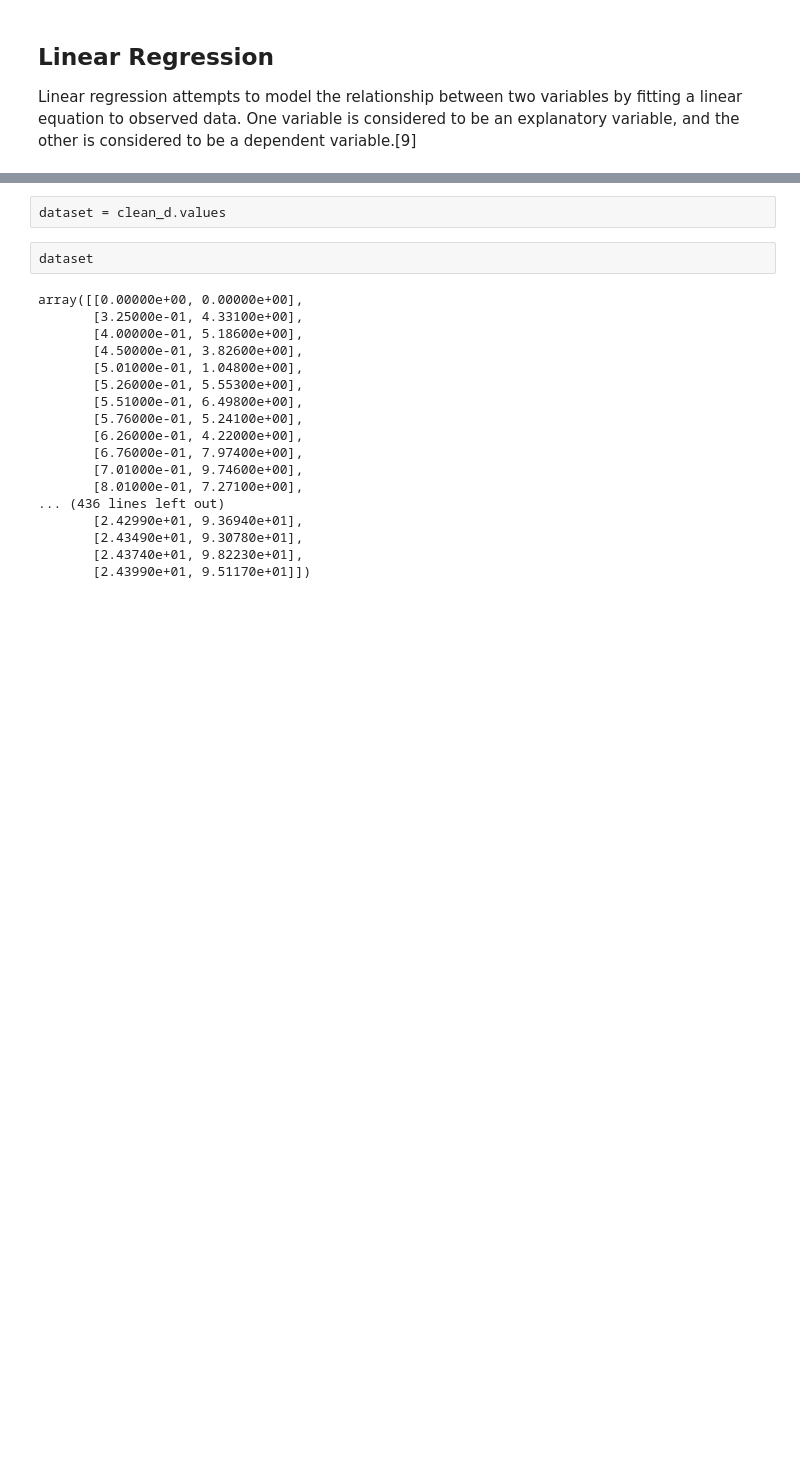
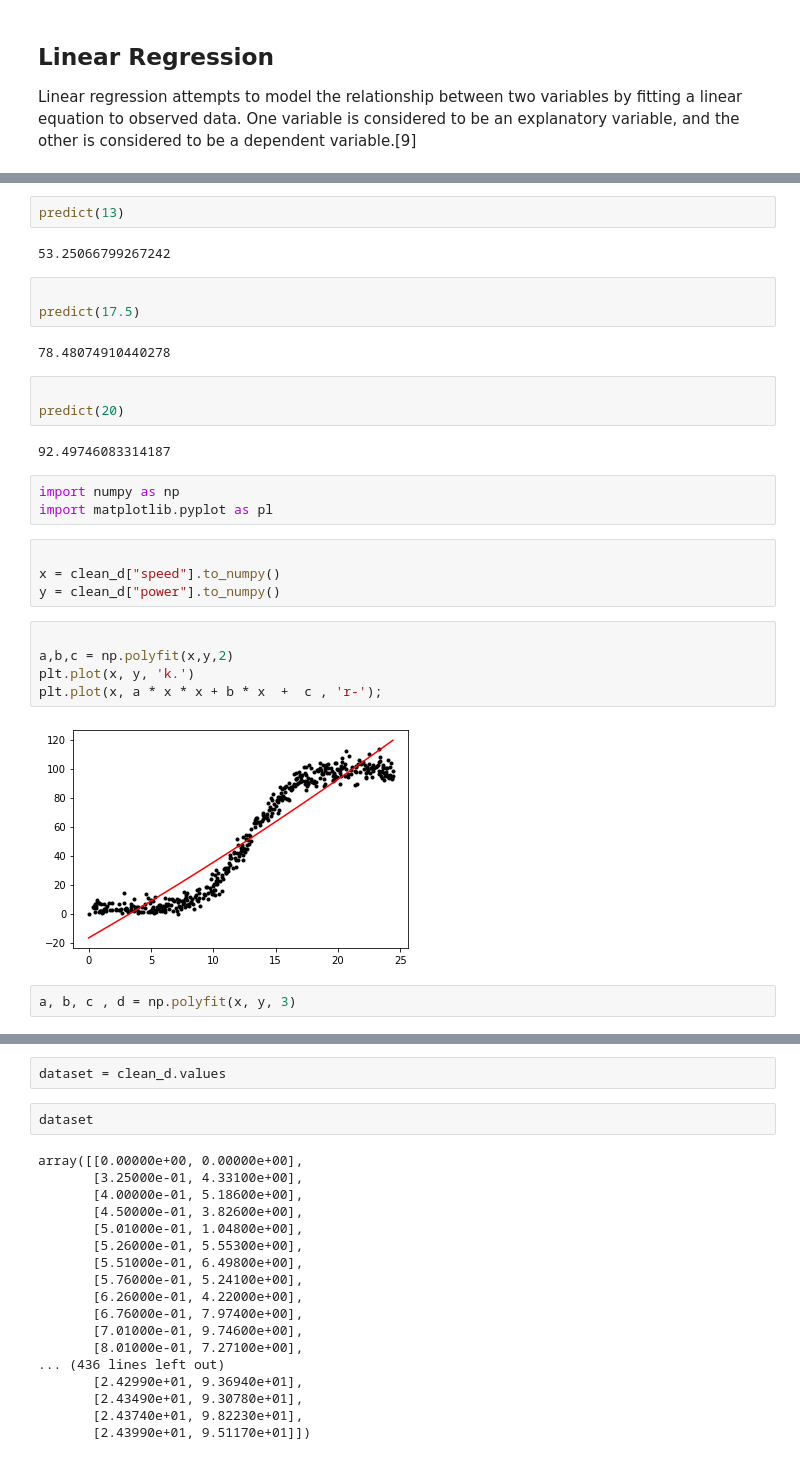
Before and after one commit to NiamhOL/Machine-Learning-and-Statistics-Project-2020, a Jupyter notebook: MLSProject2020.ipynb, the cells around one changed output, grey strips where cells are left out. Saved outputs shown, nothing was run; the diff lists cells and outputs as text; blank space fills up the shorter version.

```diff
--- a/MLSProject2020.ipynb
+++ b/MLSProject2020.ipynb
@@ -192,0 +226,30 @@ The power output from the turbine is not a linear function of wind speed (figure
+# %%
+predict(13)
+# %% [output]
+53.25066799267242
+# %%
+
+predict(17.5)
+# %% [output]
+78.48074910440278
+# %%
+
+predict(20)
+# %% [output]
+92.49746083314187
+# %%
+import numpy as np
+import matplotlib.pyplot as pl
+# %%
+
+x = clean_d["speed"].to_numpy()
+y = clean_d["power"].to_numpy()
+# %%
+
+a,b,c = np.polyfit(x,y,2)
+plt.plot(x, y, 'k.')
+plt.plot(x, a * x * x + b * x  +  c , 'r-');
+# %% [output]
+[figure, added]
+# %%
+a, b, c , d = np.polyfit(x, y, 3)
```
Also changed, not shown: parts of 31 cells of this notebook, 7 other files.
